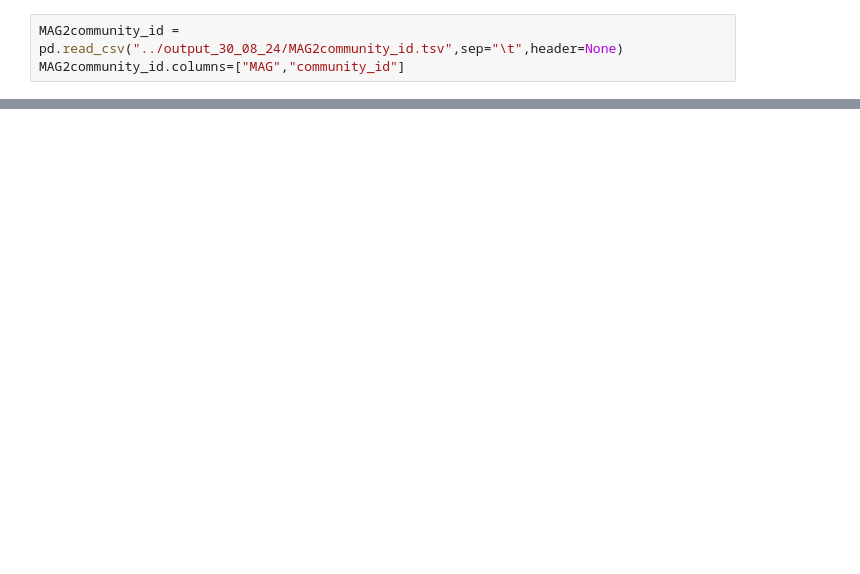
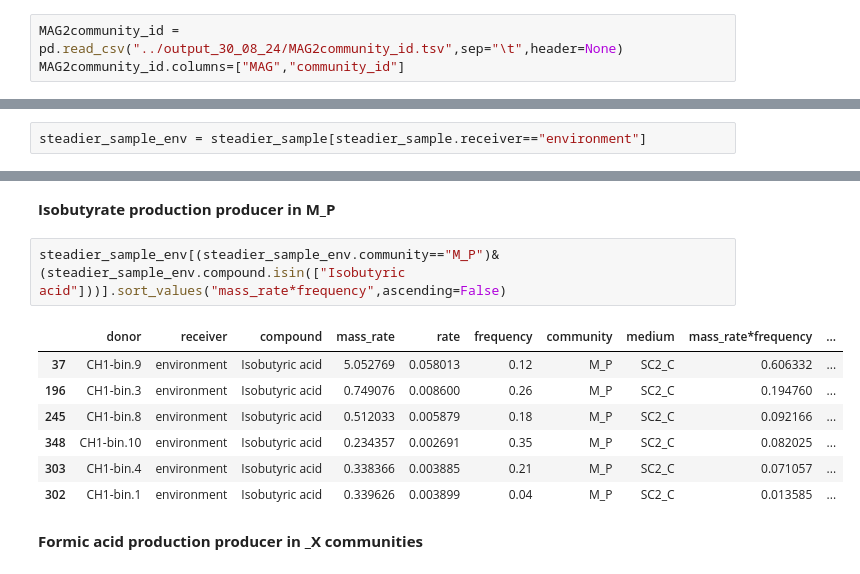
Before and after one commit to IdunBurgos/Enrichment_cultures_GEM_analysis, a Jupyter notebook: 2. enrichment cultures simulations/2. Supplementary figures.ipynb, the cells around one changed output, grey strips where cells are left out. Saved outputs shown, nothing was run; the diff lists cells and outputs as text; blank space fills up the shorter version.

```diff
--- a/2. enrichment cultures simulations/2. Supplementary figures.ipynb
+++ b/2. enrichment cultures simulations/2. Supplementary figures.ipynb
@@ -451,0 +554,2 @@ set(col_genus_unifyed.keys()) - set(total_members_genus.keys())
+# %%
+steadier_sample_env = steadier_sample[steadier_sample.receiver=="environment"]
@@ -451,0 +597,14 @@ set(col_genus_unifyed.keys()) - set(total_members_genus.keys())
+# %% [markdown]
+**Isobutyrate production producer in M_P**
+# %%
+steadier_sample_env[(steadier_sample_env.community=="M_P")&(steadier_sample_env.compound.isin(["Isobutyric acid"]))].sort_values("mass_rate*frequency",ascending=False)
+# %% [output]
+|  | donor | receiver | compound | mass_rate | rate | frequency | community | medium | mass_rate*frequency | ... |
+| 37 | CH1-bin.9 | environment | Isobutyric acid | 5.052769 | 0.058013 | 0.12 | M_P | SC2_C | 0.606332 | ... |
+| 196 | CH1-bin.3 | environment | Isobutyric acid | 0.749076 | 0.008600 | 0.26 | M_P | SC2_C | 0.194760 | ... |
+| 245 | CH1-bin.8 | environment | Isobutyric acid | 0.512033 | 0.005879 | 0.18 | M_P | SC2_C | 0.092166 | ... |
+| 348 | CH1-bin.10 | environment | Isobutyric acid | 0.234357 | 0.002691 | 0.35 | M_P | SC2_C | 0.082025 | ... |
+| 303 | CH1-bin.4 | environment | Isobutyric acid | 0.338366 | 0.003885 | 0.21 | M_P | SC2_C | 0.071057 | ... |
+| 302 | CH1-bin.1 | environment | Isobutyric acid | 0.339626 | 0.003899 | 0.04 | M_P | SC2_C | 0.013585 | ... |
+# %% [markdown]
+**Formic acid production producer in _X communities**
```
Also changed, not shown: parts of 88 cells of this notebook, 16 other files.
